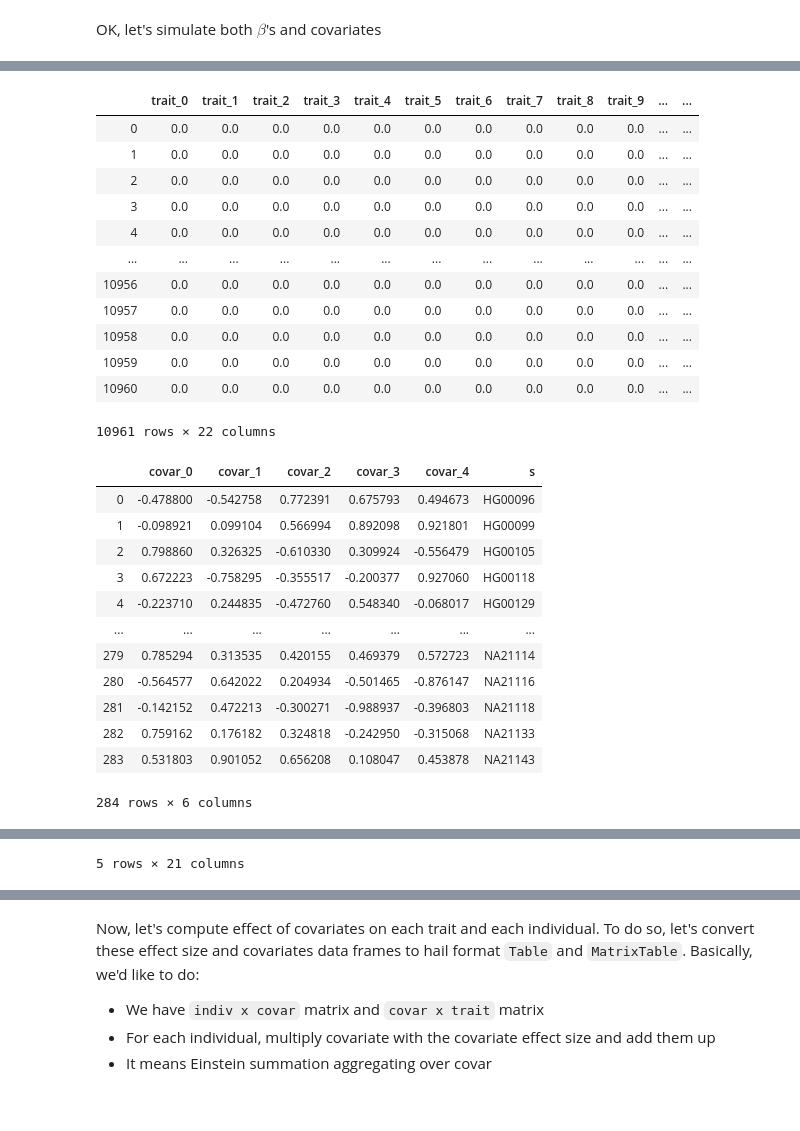
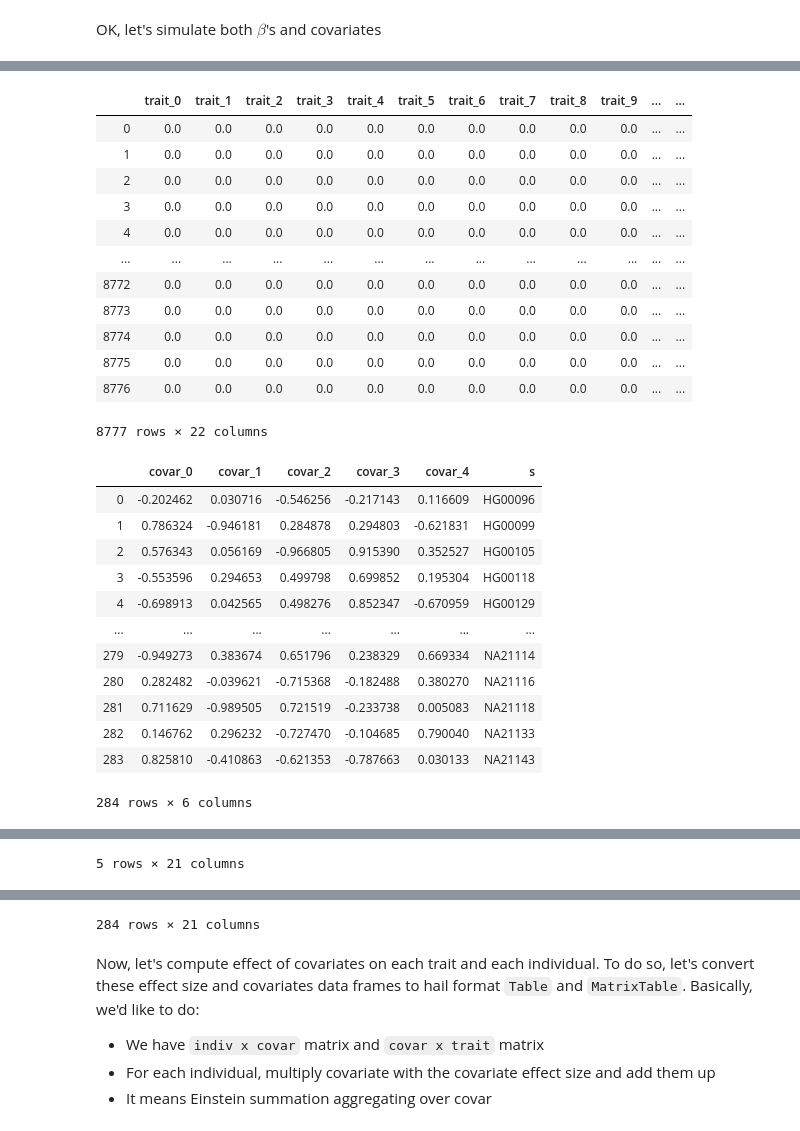
Before and after one commit to liangyy/simulate-phenotype-for-1kg, a Jupyter notebook: notebook/simulate_phenotype.ipynb, the cells around one changed output, grey strips where cells are left out. Cells and saved outputs as stored; diff of their text form; code cells hidden in the pictures.

```diff
--- a/notebook/simulate_phenotype.ipynb
+++ b/notebook/simulate_phenotype.ipynb
@@ -37,3 +36,7 @@ mt = hl.read_matrix_table('data/1kg.mt')
+# %%
+mt = hl.read_matrix_table('data/1kg.mt')
+variant = hl.read_table('output/variant_qc.ht')
+mt = mt.filter_rows(hl.is_defined(variant[mt.locus, mt.alleles]))
 # %% [markdown]
 Quick look at the genotype matrix.
 # %%
@@ -63,8 +66,11 @@ Ntrait = 20
 Kcovar = 5
 frac_causal_high = 0.02
 frac_causal_low = 0.0005
+heribility = 0.1 # rough
 nsnp = mt.count_rows()
 nindiv = mt.count_cols()
 snp_locus = mt.locus.collect()
 snp_allele = mt.alleles.collect()
 indiv_id = mt.s.collect()
+af = np.array(variant.variant_qc.AF.collect())[:, 0]
+varx = 2 * af * (1 - af)
@@ -88,6 +98,8 @@ def simulate_vector(length, frac_causal_range = None):
     betas = np.zeros([length])
     betas[nonzero_idx] = nonzero_betas
     plt = sns.scatterplot(x = range(length), y = betas)
-    return betas, plt
+    return betas, ncausal, plt
+def simulate_error(length, se = 1):
+    return np.random.normal(loc = 0, scale = se, size = length)
 # %% [markdown]
 OK, let's simulate both $\beta$'s and covariates
@@ -94,9 +110,14 @@ OK, let's simulate both $\beta$'s and covariates
 # %%
 # for betas, it is by snp
 effect_dic = {}
+gene_var = {}
 for i in range(Ntrait):
     trait_name = f'trait_{i}'
-    effect_dic[trait_name] = simulate_vector(nsnp, [frac_causal_low, frac_causal_high])[0]
+    tmp = simulate_vector(nsnp, [frac_causal_low, frac_causal_high])
+    effect_dic[trait_name] = tmp[0]
+    nonzeros = tmp[0][tmp[0] != 0]
+    varx_ = varx[tmp[0] != 0]
+    gene_var[trait_name] = np.sum(nonzeros ** 2 * varx_)
 effect_dic['locus'] = snp_locus
 effect_dic['allele'] = snp_allele
 df_effect = pd.DataFrame(effect_dic)
@@ -123,4 +144,14 @@ for i in range(Ntrait):
     trait_name = f'trait_{i}'
     intercept_dic[trait_name] = simulate_vector(1)[0]
 df_intercept = pd.DataFrame(intercept_dic)
+
+# at the end, we also want to simulate noise
+noise_dic = {}
+for i in range(Ntrait):
+    trait_name = f'trait_{i}'
+    gene_var_ = gene_var[trait_name]
+    error_var = gene_var_ / heribility - gene_var_
+    noise_dic[trait_name] = simulate_error(nindiv, se = np.sqrt(error_var))
+noise_dic['s'] = indiv_id
+df_error = pd.DataFrame(noise_dic)
 # %% [output]
@@ -128,33 +161,34 @@ df_intercept = pd.DataFrame(intercept_dic)
 # %%
 display(df_effect)
 display(df_covar)
 display(df_covar_eff)
 display(df_intercept)
+display(df_error)
 # %% [output]
 |  | trait_0 | trait_1 | trait_2 | trait_3 | trait_4 | trait_5 | trait_6 | trait_7 | trait_8 | trait_9 | ... | ... |
 | 0 | 0.0 | 0.0 | 0.0 | 0.0 | 0.0 | 0.0 | 0.0 | 0.0 | 0.0 | 0.0 | ... | ... |
 | 1 | 0.0 | 0.0 | 0.0 | 0.0 | 0.0 | 0.0 | 0.0 | 0.0 | 0.0 | 0.0 | ... | ... |
 | 2 | 0.0 | 0.0 | 0.0 | 0.0 | 0.0 | 0.0 | 0.0 | 0.0 | 0.0 | 0.0 | ... | ... |
 | 3 | 0.0 | 0.0 | 0.0 | 0.0 | 0.0 | 0.0 | 0.0 | 0.0 | 0.0 | 0.0 | ... | ... |
 | 4 | 0.0 | 0.0 | 0.0 | 0.0 | 0.0 | 0.0 | 0.0 | 0.0 | 0.0 | 0.0 | ... | ... |
 | ... | ... | ... | ... | ... | ... | ... | ... | ... | ... | ... | ... | ... |
-| 10956 | 0.0 | 0.0 | 0.0 | 0.0 | 0.0 | 0.0 | 0.0 | 0.0 | 0.0 | 0.0 | ... | ... |
-| 10957 | 0.0 | 0.0 | 0.0 | 0.0 | 0.0 | 0.0 | 0.0 | 0.0 | 0.0 | 0.0 | ... | ... |
-| 10958 | 0.0 | 0.0 | 0.0 | 0.0 | 0.0 | 0.0 | 0.0 | 0.0 | 0.0 | 0.0 | ... | ... |
-| 10959 | 0.0 | 0.0 | 0.0 | 0.0 | 0.0 | 0.0 | 0.0 | 0.0 | 0.0 | 0.0 | ... | ... |
-| 10960 | 0.0 | 0.0 | 0.0 | 0.0 | 0.0 | 0.0 | 0.0 | 0.0 | 0.0 | 0.0 | ... | ... |
+| 8772 | 0.0 | 0.0 | 0.0 | 0.0 | 0.0 | 0.0 | 0.0 | 0.0 | 0.0 | 0.0 | ... | ... |
+| 8773 | 0.0 | 0.0 | 0.0 | 0.0 | 0.0 | 0.0 | 0.0 | 0.0 | 0.0 | 0.0 | ... | ... |
+| 8774 | 0.0 | 0.0 | 0.0 | 0.0 | 0.0 | 0.0 | 0.0 | 0.0 | 0.0 | 0.0 | ... | ... |
+| 8775 | 0.0 | 0.0 | 0.0 | 0.0 | 0.0 | 0.0 | 0.0 | 0.0 | 0.0 | 0.0 | ... | ... |
+| 8776 | 0.0 | 0.0 | 0.0 | 0.0 | 0.0 | 0.0 | 0.0 | 0.0 | 0.0 | 0.0 | ... | ... |
-10961 rows × 22 columns
+8777 rows × 22 columns
 |  | covar_0 | covar_1 | covar_2 | covar_3 | covar_4 | s |
-| 0 | -0.478800 | -0.542758 | 0.772391 | 0.675793 | 0.494673 | HG00096 |
-| 1 | -0.098921 | 0.099104 | 0.566994 | 0.892098 | 0.921801 | HG00099 |
-| 2 | 0.798860 | 0.326325 | -0.610330 | 0.309924 | -0.556479 | HG00105 |
-| 3 | 0.672223 | -0.758295 | -0.355517 | -0.200377 | 0.927060 | HG00118 |
-| 4 | -0.223710 | 0.244835 | -0.472760 | 0.548340 | -0.068017 | HG00129 |
+| 0 | -0.202462 | 0.030716 | -0.546256 | -0.217143 | 0.116609 | HG00096 |
+| 1 | 0.786324 | -0.946181 | 0.284878 | 0.294803 | -0.621831 | HG00099 |
+| 2 | 0.576343 | 0.056169 | -0.966805 | 0.915390 | 0.352527 | HG00105 |
+| 3 | -0.553596 | 0.294653 | 0.499798 | 0.699852 | 0.195304 | HG00118 |
+| 4 | -0.698913 | 0.042565 | 0.498276 | 0.852347 | -0.670959 | HG00129 |
 | ... | ... | ... | ... | ... | ... | ... |
-| 279 | 0.785294 | 0.313535 | 0.420155 | 0.469379 | 0.572723 | NA21114 |
-| 280 | -0.564577 | 0.642022 | 0.204934 | -0.501465 | -0.876147 | NA21116 |
-| 281 | -0.142152 | 0.472213 | -0.300271 | -0.988937 | -0.396803 | NA21118 |
-| 282 | 0.759162 | 0.176182 | 0.324818 | -0.242950 | -0.315068 | NA21133 |
-| 283 | 0.531803 | 0.901052 | 0.656208 | 0.108047 | 0.453878 | NA21143 |
+| 279 | -0.949273 | 0.383674 | 0.651796 | 0.238329 | 0.669334 | NA21114 |
+| 280 | 0.282482 | -0.039621 | -0.715368 | -0.182488 | 0.380270 | NA21116 |
+| 281 | 0.711629 | -0.989505 | 0.721519 | -0.233738 | 0.005083 | NA21118 |
+| 282 | 0.146762 | 0.296232 | -0.727470 | -0.104685 | 0.790040 | NA21133 |
+| 283 | 0.825810 | -0.410863 | -0.621353 | -0.787663 | 0.030133 | NA21143 |
 284 rows × 6 columns
 |  | covar_name | trait_0 | trait_1 | trait_2 | trait_3 | trait_4 | trait_5 | trait_6 | trait_7 | trait_8 | ... | ... |
@@ -169,3 +215,4 @@ display(df_intercept)
+284 rows × 21 columns
 # %% [markdown]
 Now, let's compute effect of covariates on each trait and each individual.
 To do so, let's convert these effect size and covariates data frames to hail format `Table` and `MatrixTable`.
```
Also changed, not shown: parts of 31 cells of this notebook, 8 other files.
